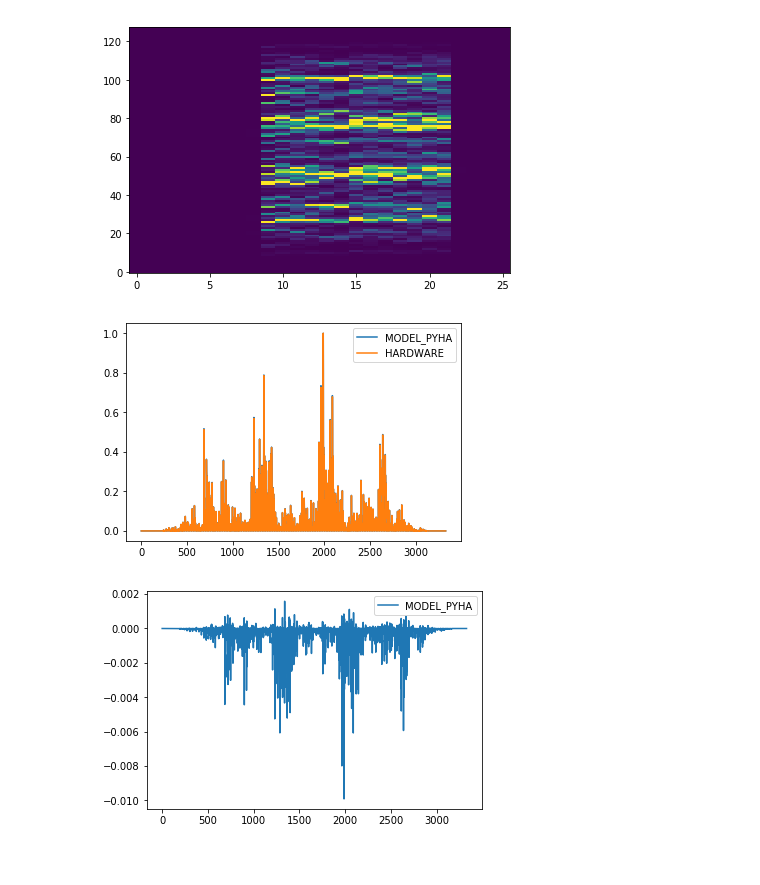
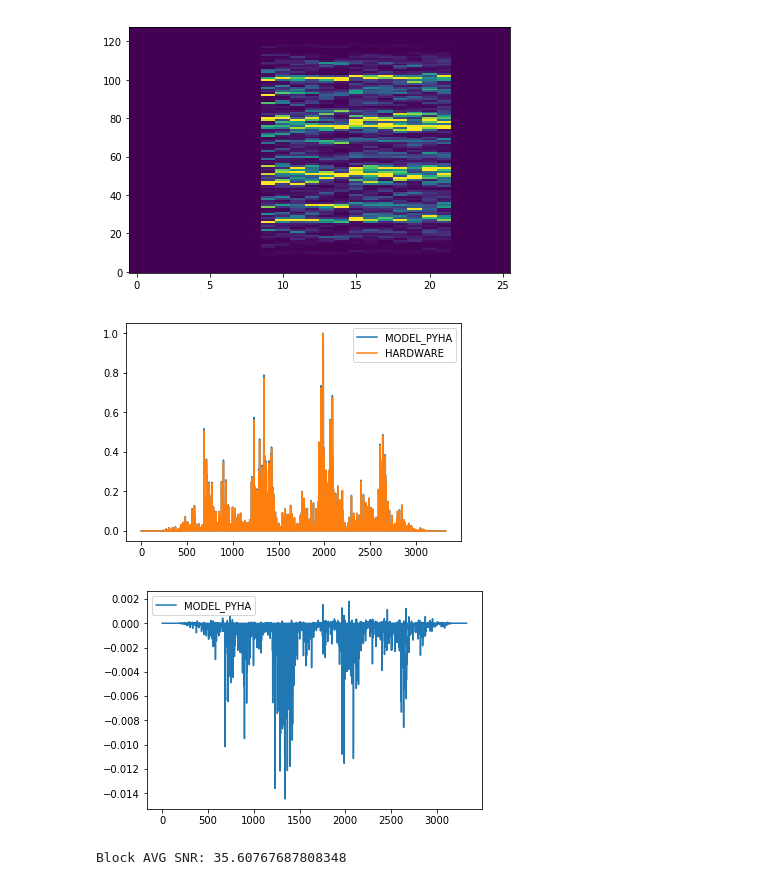
Before and after one commit to gasparka/pyhacores, a Jupyter notebook: under_construction/fft/doc/spectrogram.ipynb, the cells around one changed output. Cells and saved outputs as stored; diff of their text form; code cells hidden in the pictures.

```diff
--- a/under_construction/fft/doc/spectrogram.ipynb
+++ b/under_construction/fft/doc/spectrogram.ipynb
@@ -130,6 +130,6 @@ Block AVG SNR: 84.22736738279312
 # %%
 inp = np.array(sims['PYHA']) # input is the output of last block
 dut = R2SDF(fft_points)
-sims = simulate(dut, inp, simulations=sims, output_callback=DataWithIndex.unpack, input_callback=DataWithIndex.pack)
+sims = simulate(dut, inp, simulations=sims, output_callback=DataWithIndex._pyha_unpack, input_callback=DataWithIndex._pyha_pack)
 assert hardware_sims_equal(sims)
 # %% [output]
@@ -161,6 +161,6 @@ Block AVG SNR: 65.6383710267319
 # %%
 inp = np.array(sims['PYHA']) # input is the output of last block
 dut = BitReversal(fft_points)
-sims = simulate(dut, inp, simulations=sims, output_callback=DataWithIndex.unpack, input_callback=DataWithIndex.pack)
+sims = simulate(dut, inp, simulations=sims, output_callback=DataWithIndex._pyha_unpack, input_callback=DataWithIndex._pyha_pack)
 assert hardware_sims_equal(sims)
 # %% [output]
@@ -192,6 +192,6 @@ Block AVG SNR: inf
 # %%
 inp = np.array(sims['PYHA']) # input is the output of last block
 dut = ConjMult()
-sims = simulate(dut, inp, simulations=sims, output_callback=DataWithIndex.unpack, input_callback=DataWithIndex.pack)
+sims = simulate(dut, inp, simulations=sims, output_callback=DataWithIndex._pyha_unpack, input_callback=DataWithIndex._pyha_pack)
 assert hardware_sims_equal(sims)
 # %% [output]
@@ -223,6 +223,6 @@ Block AVG SNR: 69.70566056466683
 # %%
 inp = np.array(sims['PYHA']) # input is the output of last block
 dut = AvgDecimate(freq_axis_avg_decimation)
-sims = simulate(dut, inp, simulations=sims, output_callback=DataWithIndex.unpack, input_callback=DataWithIndex.pack)
+sims = simulate(dut, inp, simulations=sims, output_callback=DataWithIndex._pyha_unpack, input_callback=DataWithIndex._pyha_pack)
 assert hardware_sims_equal(sims)
 # %% [output]
@@ -286,18 +286,22 @@ imshow(golden_output)
 # %%
 flat_spectro = golden_output.flatten()
 flat_spectro /= golden_output.max()
 
 flat_pyha = x.flatten()
 flat_pyha /= flat_pyha.max()
 
 plt.plot(flat_spectro, label='MODEL_PYHA')
 plt.plot(flat_pyha, label='HARDWARE')
 plt.legend()
 plt.show()
 
 plt.plot(flat_pyha - flat_spectro, label='MODEL_PYHA')
 plt.legend()
 plt.show()
+
+snrs = snr(flat_spectro, flat_pyha)
+print(f'Block AVG SNR: {snrs}')
 # %% [output]
-[figure, old version]
+[figure, new version]
-[figure, old version]
+[figure, new version]
+Block AVG SNR: 35.60767687808348
```
Also changed, not shown: parts of 15 cells of this notebook, 2 other files.
